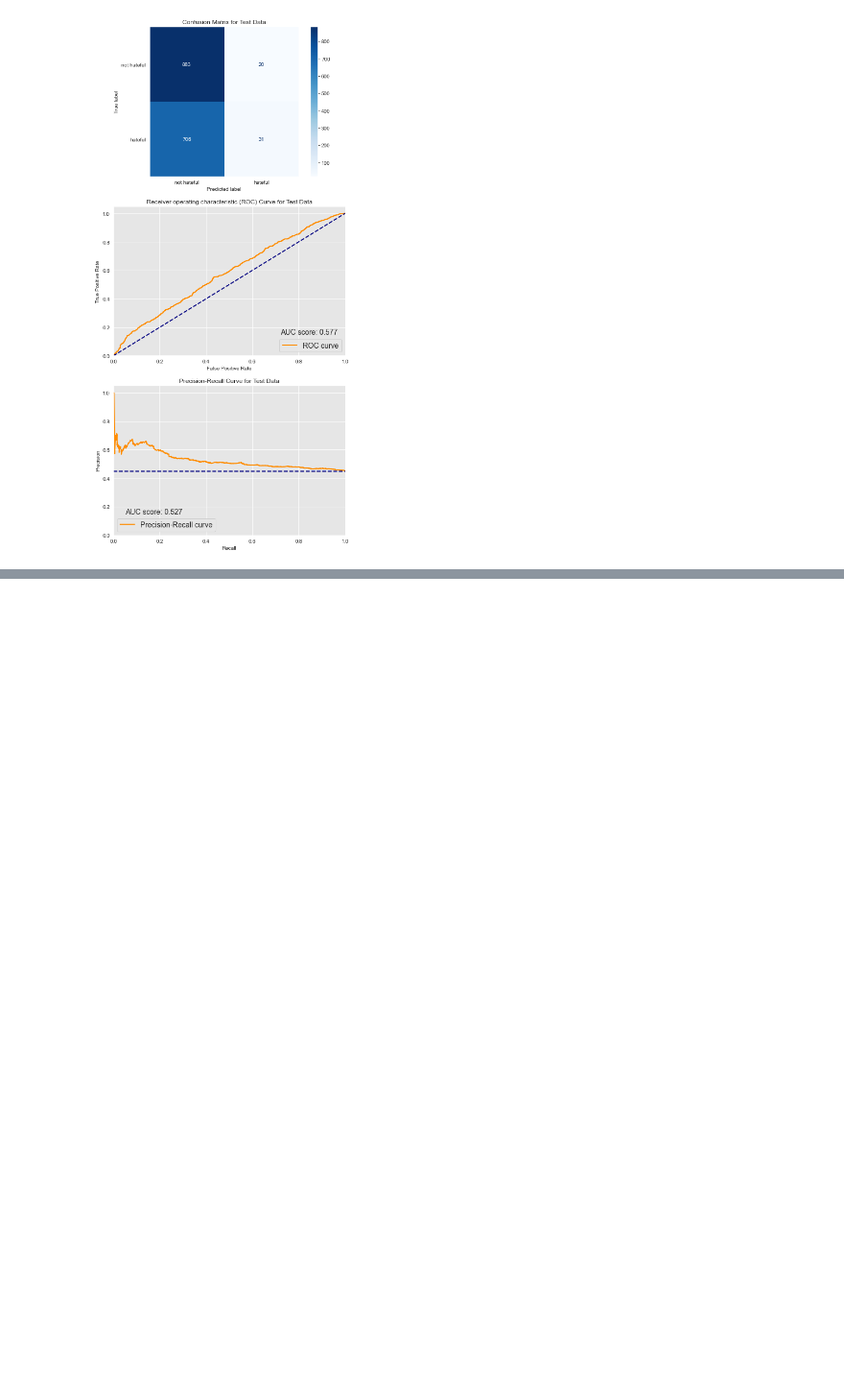
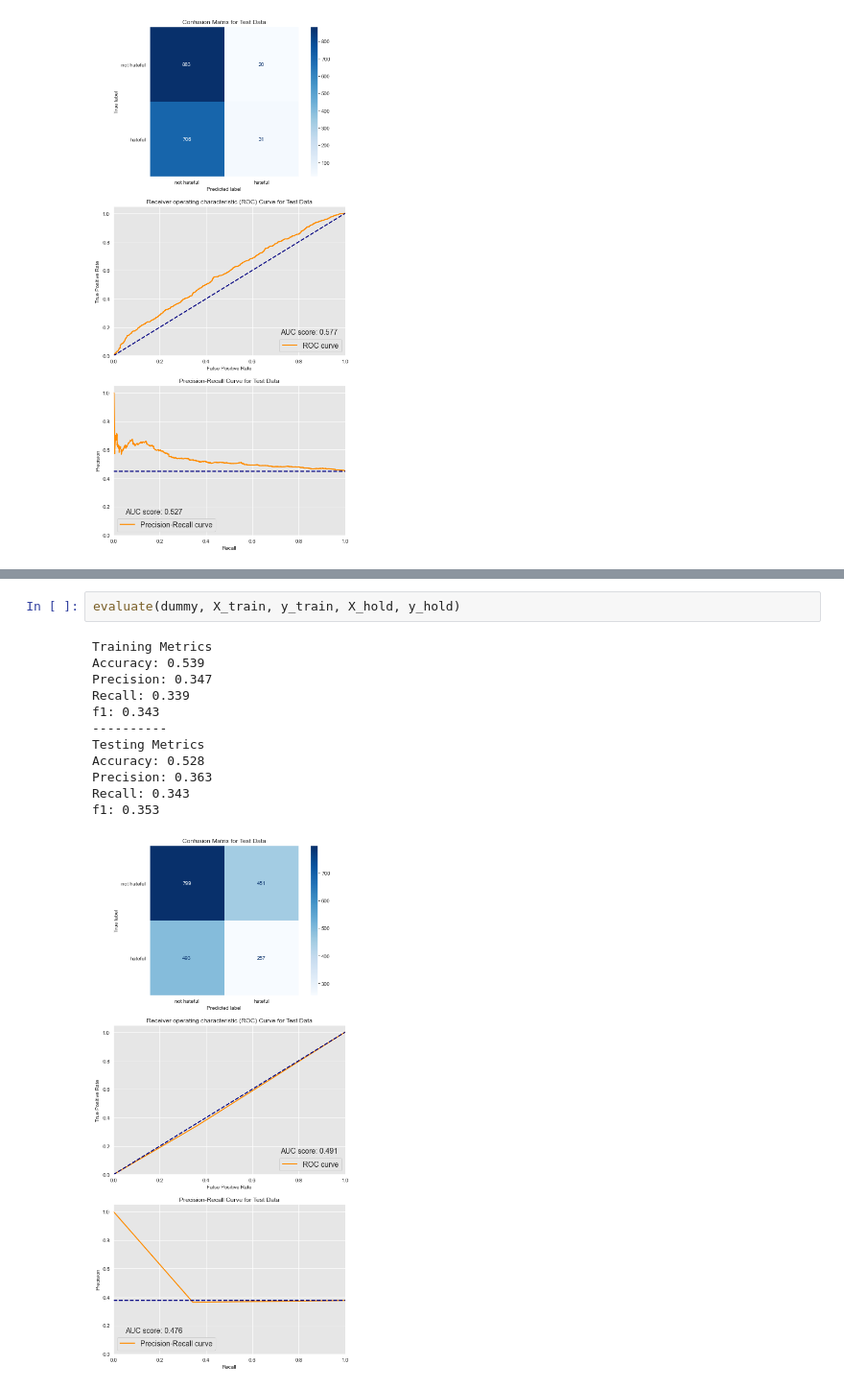
Before and after one commit to andrewwhitman/HatefulMemesDetection, a Jupyter notebook: notebooks/Models.ipynb, the cells around one changed output, grey strips where cells are left out. Shown at 96% size. Cells and saved outputs as stored; diff of their text form; blank space fills up the shorter version.

```diff
--- a/notebooks/Models.ipynb
+++ b/notebooks/Models.ipynb
@@ -625,0 +659,15 @@ Best Parameters
+# %%
+evaluate(dummy, X_train, y_train, X_hold, y_hold)
+# %% [output]
+Training Metrics
+Accuracy: 0.539
+Precision: 0.347
+Recall: 0.339
+f1: 0.343
+----------
+Testing Metrics
+Accuracy: 0.528
+Precision: 0.363
+Recall: 0.343
+f1: 0.353
+[figure, added]
```
Also changed, not shown: parts of 3 cells of this notebook, 1 other file.
